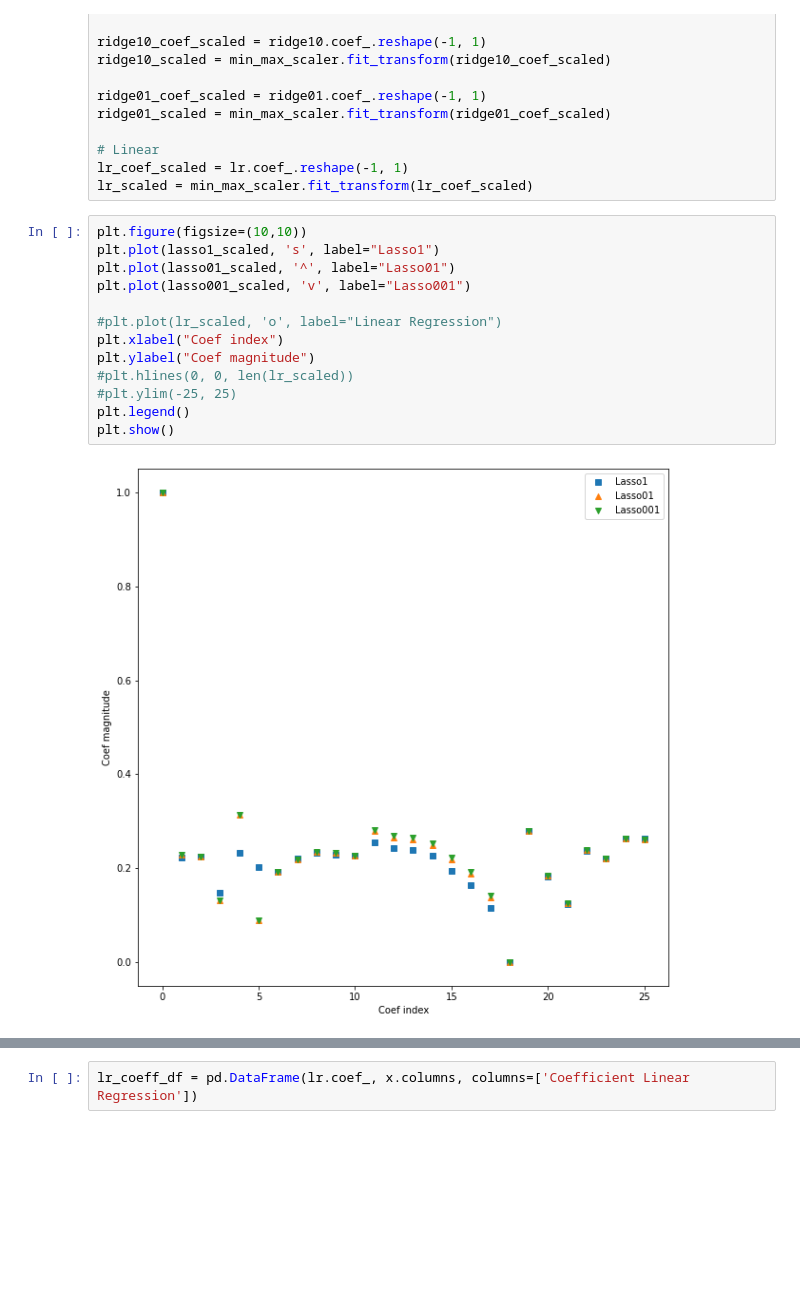
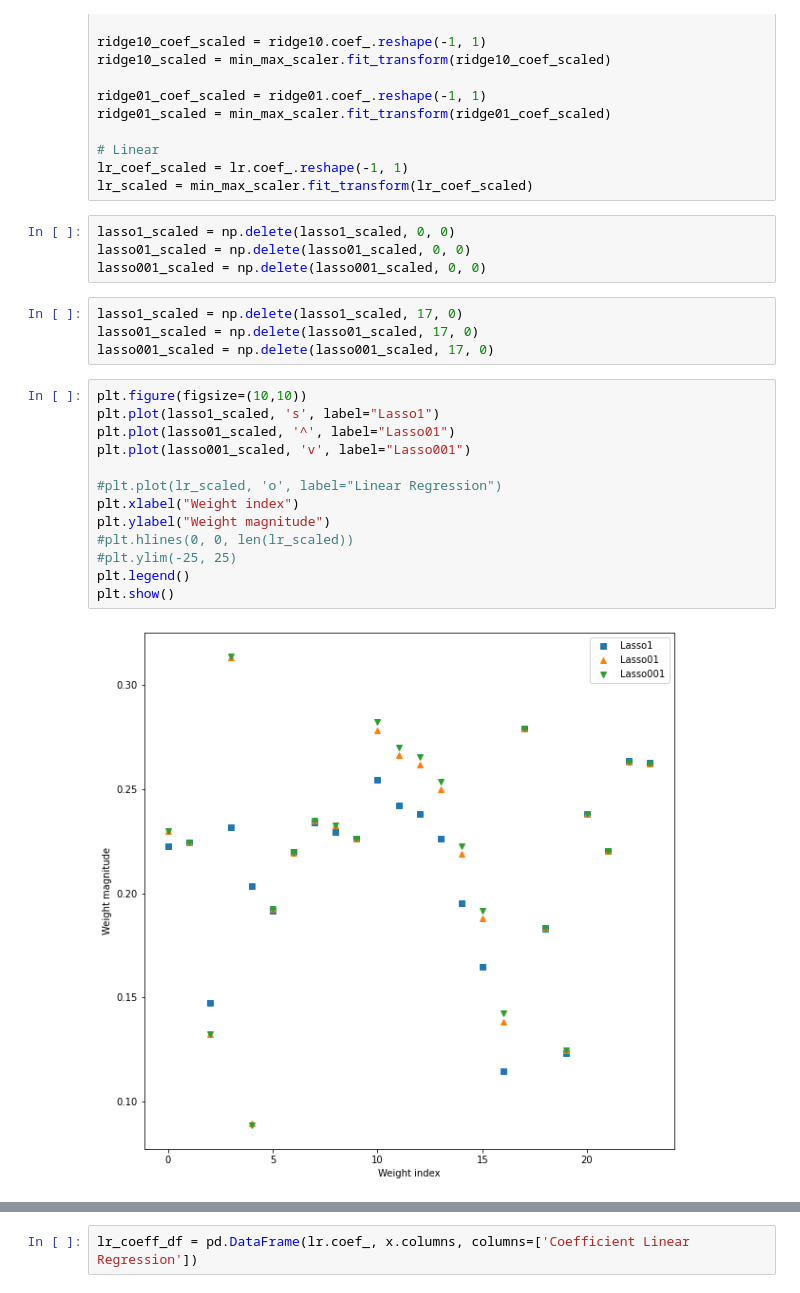
Before and after one commit to ktomaszewska97/Diamonds-analysis, a Jupyter notebook: notebook.ipynb, the cells around one changed output, grey strips where cells are left out. Saved outputs shown, nothing was run; the diff lists cells and outputs as text; blank space fills up the shorter version.

Commit message:
Changed charts desc., added neural networks

```diff
--- a/notebook.ipynb
+++ b/notebook.ipynb
@@ -282,18 +282,26 @@ ridge01_scaled = min_max_scaler.fit_transform(ridge01_coef_scaled)
 # Linear
 lr_coef_scaled = lr.coef_.reshape(-1, 1)
 lr_scaled = min_max_scaler.fit_transform(lr_coef_scaled)
+# %%
+lasso1_scaled = np.delete(lasso1_scaled, 0, 0)
+lasso01_scaled = np.delete(lasso01_scaled, 0, 0)
+lasso001_scaled = np.delete(lasso001_scaled, 0, 0)
+# %%
+lasso1_scaled = np.delete(lasso1_scaled, 17, 0)
+lasso01_scaled = np.delete(lasso01_scaled, 17, 0)
+lasso001_scaled = np.delete(lasso001_scaled, 17, 0)
 # %%
 plt.figure(figsize=(10,10))
 plt.plot(lasso1_scaled, 's', label="Lasso1")
 plt.plot(lasso01_scaled, '^', label="Lasso01")
 plt.plot(lasso001_scaled, 'v', label="Lasso001")
 
 #plt.plot(lr_scaled, 'o', label="Linear Regression")
-plt.xlabel("Coef index")
-plt.ylabel("Coef magnitude")
+plt.xlabel("Weight index")
+plt.ylabel("Weight magnitude")
 #plt.hlines(0, 0, len(lr_scaled))
 #plt.ylim(-25, 25)
 plt.legend()
 plt.show()
 # %% [output]
-[figure, old version]
+[figure, new version]
```
Also changed, not shown: parts of 9 cells of this notebook.
